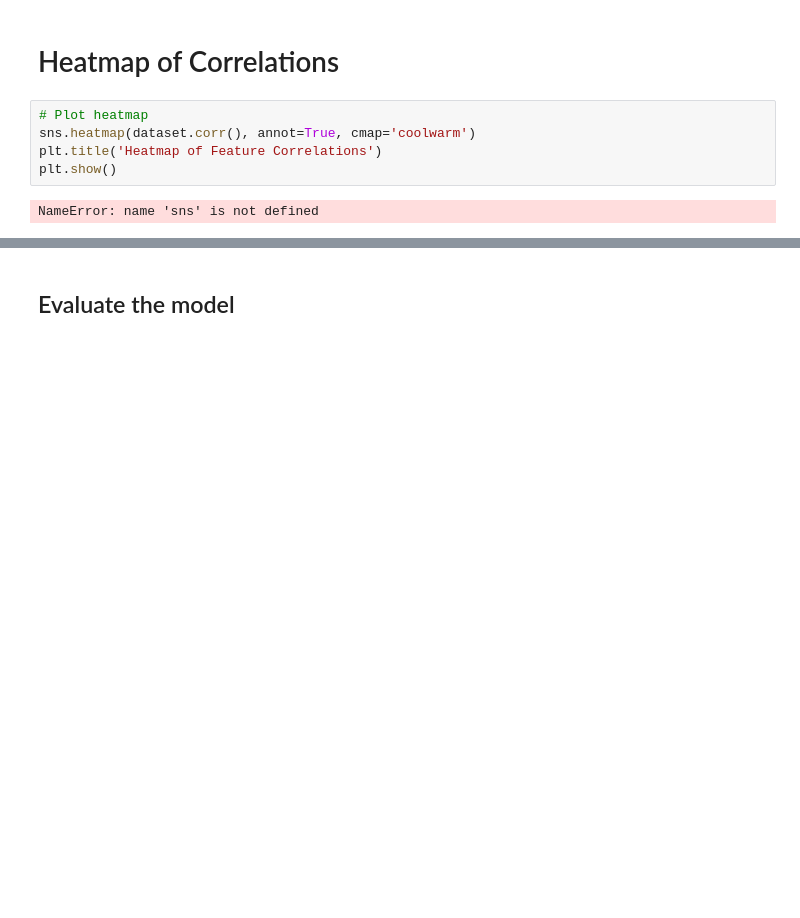
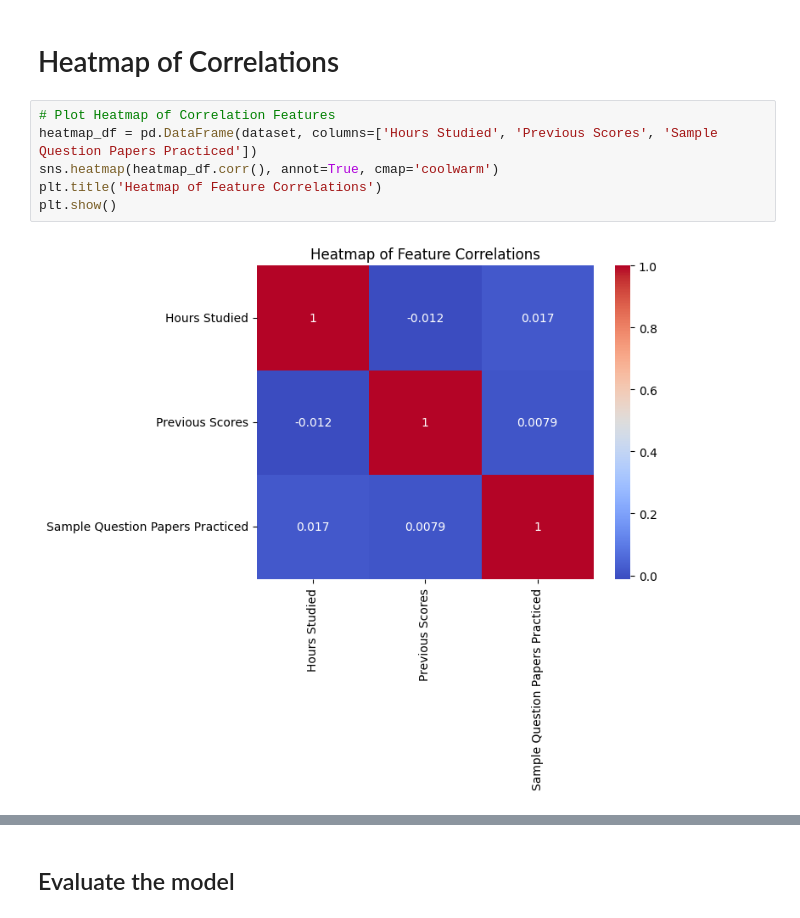
Before and after one commit to RamadeviKN/Student-Performance-Analysis-Using-Machine-Learning, a Jupyter notebook: Regression/student_performance_ml_regression.ipynb, the cells around one changed output, grey strips where cells are left out. Drawn from its saved outputs; the diff is of its cells as text; blank space fills up the shorter version.

```diff
--- a/Regression/student_performance_ml_regression.ipynb
+++ b/Regression/student_performance_ml_regression.ipynb
@@ -125,9 +125,10 @@ plt.show()
 # %% [markdown]
 # Heatmap of Correlations
 # %%
-# Plot heatmap
-sns.heatmap(dataset.corr(), annot=True, cmap='coolwarm')
+# Plot Heatmap of Correlation Features
+heatmap_df = pd.DataFrame(dataset, columns=['Hours Studied', 'Previous Scores', 'Sample Question Papers Practiced'])
+sns.heatmap(heatmap_df.corr(), annot=True, cmap='coolwarm')
 plt.title('Heatmap of Feature Correlations')
 plt.show()
 # %% [output]
-NameError: name 'sns' is not defined
+[figure, added]
```
Also changed, not shown: parts of 1 cell of this notebook.
